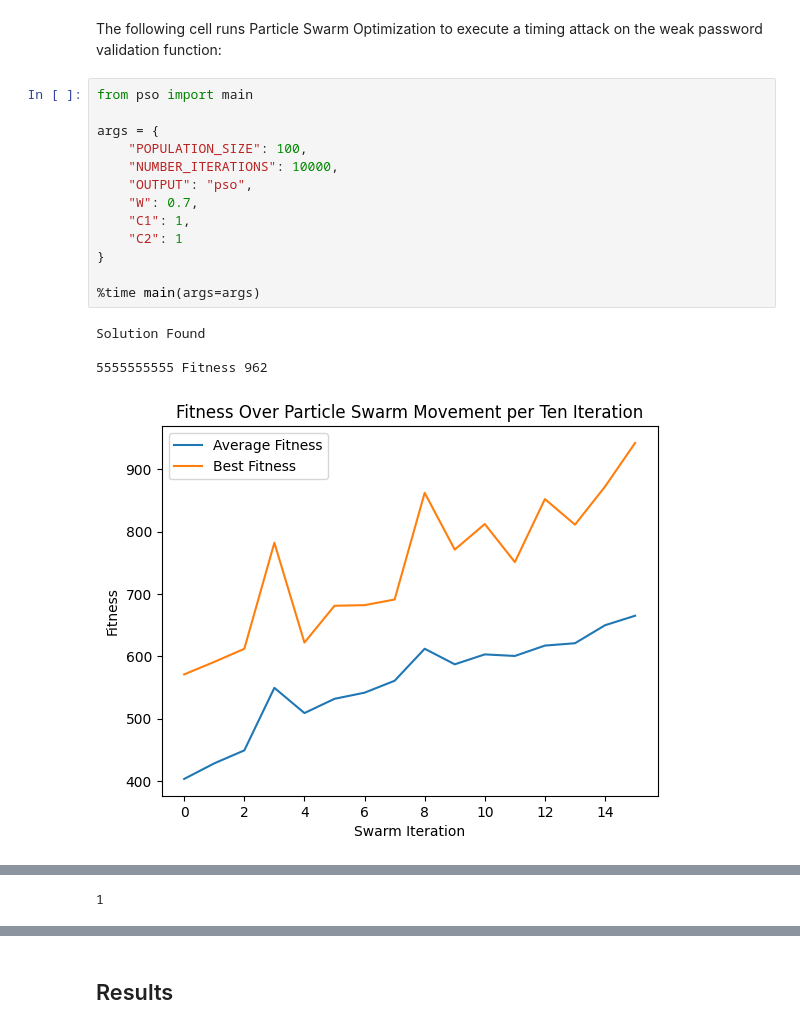
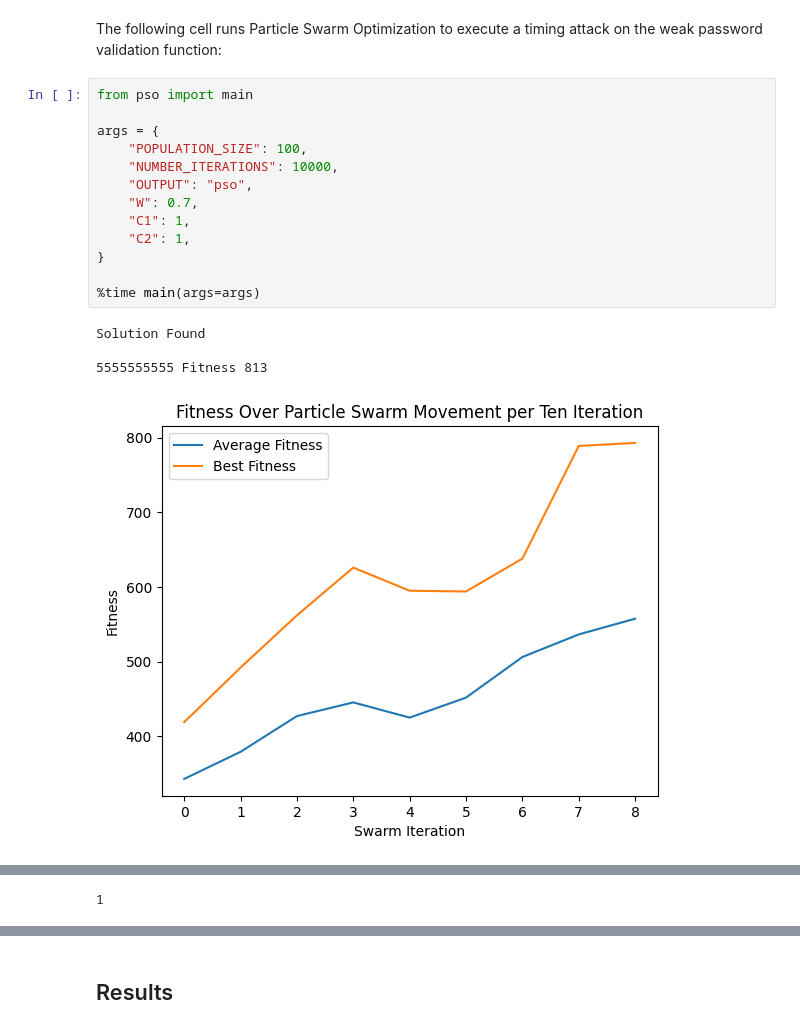
Before and after one commit to Cpod2/ai_final_project, a Jupyter notebook: index.ipynb, the cells around one changed output, grey strips where cells are left out. Saved outputs shown, nothing was run; the diff lists cells and outputs as text.

```diff
--- a/index.ipynb
+++ b/index.ipynb
@@ -253,18 +262,18 @@ validation function:
 # %%
 from pso import main
 
 args = {
     "POPULATION_SIZE": 100,
     "NUMBER_ITERATIONS": 10000,
     "OUTPUT": "pso",
     "W": 0.7,
     "C1": 1,
-    "C2": 1
+    "C2": 1,
 }
 
 %time main(args=args)
 # %% [output]
 Solution Found
 
-5555555555 Fitness 962
+5555555555 Fitness 813
-[figure, old version]
+[figure, new version]
```
Also changed, not shown: parts of 14 cells of this notebook, 3 other files.
